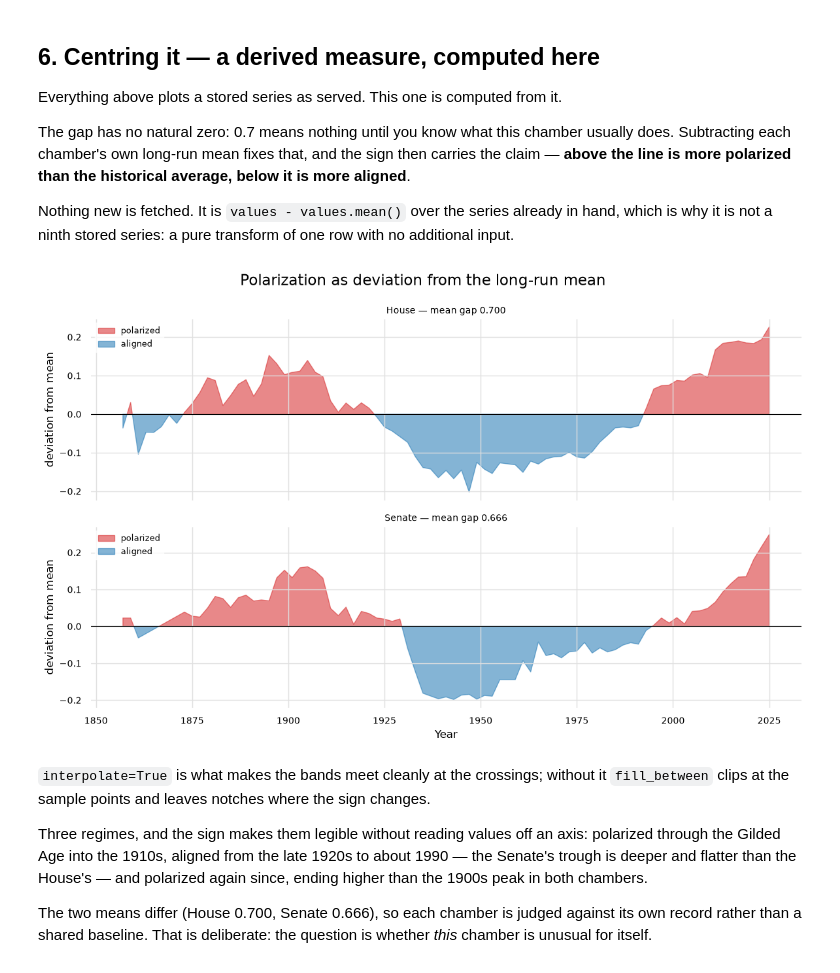
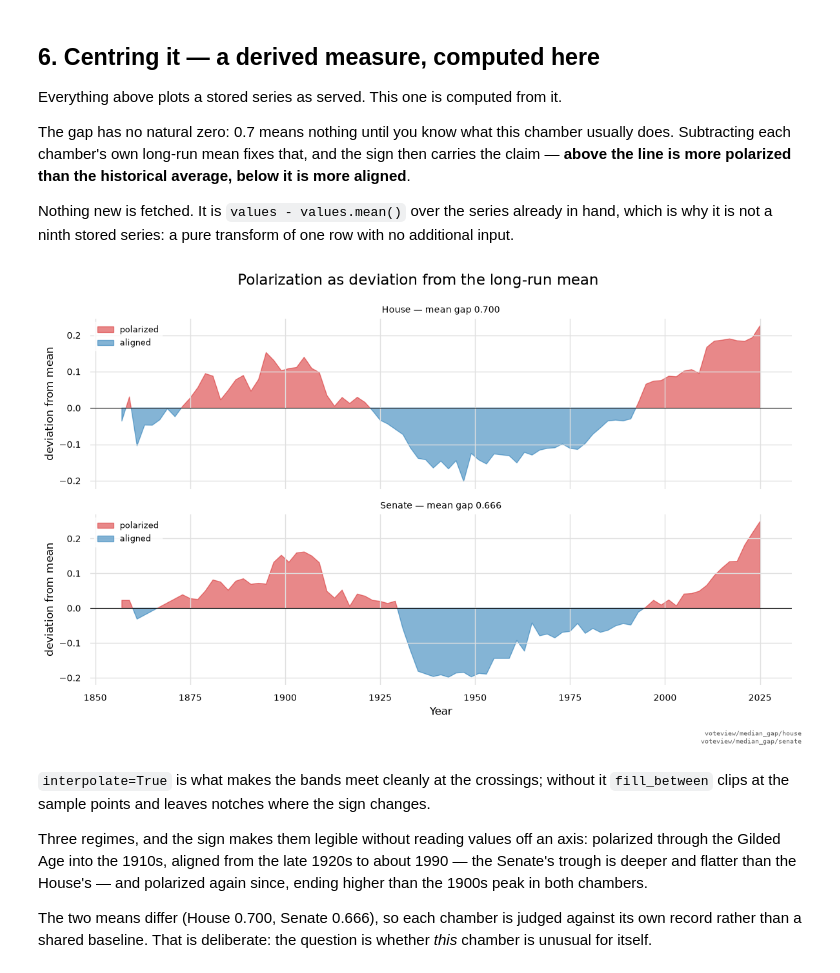
Before and after one commit to glyfish/meida, a Jupyter notebook: notebooks/voteview/walkthrough.ipynb, the cells around one changed output. Cells and saved outputs as stored; diff of their text form; code cells hidden in the pictures.

```diff
--- a/notebooks/voteview/walkthrough.ipynb
+++ b/notebooks/voteview/walkthrough.ipynb
@@ -135,28 +137,29 @@ row with no additional input.
 # %%
 import numpy
 
 gaps = {"House": await get_series("voteview/median_gap/house"),
         "Senate": await get_series("voteview/median_gap/senate")}
 
 figure, axes = pyplot.subplots(2, 1, figsize=(12, 7.5), sharex=True)
 for axis, (chamber, record) in zip(axes, gaps.items()):
     years, values = to_arrays(record)
     deviation = values - values.mean()
 
     axis.fill_between(years, deviation, 0, where=deviation >= 0, color="tab:red",
                       alpha=0.55, interpolate=True, label="polarized")
     axis.fill_between(years, deviation, 0, where=deviation <= 0, color="tab:blue",
                       alpha=0.55, interpolate=True, label="aligned")
     axis.axhline(0, color="black", lw=0.8)
     axis.set_ylabel("deviation from mean")
     axis.set_title(f"{chamber} — mean gap {values.mean():.3f}", fontsize=10)
     axis.legend(loc="upper left", fontsize=9)
 
 axes[-1].set_xlabel("Year")
 figure.suptitle("Polarization as deviation from the long-run mean")
 figure.tight_layout()
+stamp_source(*gaps.values(), figure=figure)
 # %% [output]
-[figure, old version]
+[figure, new version]
 # %% [markdown]
 `interpolate=True` is what makes the bands meet cleanly at the crossings;
 without it `fill_between` clips at the sample points and leaves notches where
```
Also changed, not shown: parts of 5 cells of this notebook, 10 other files.
